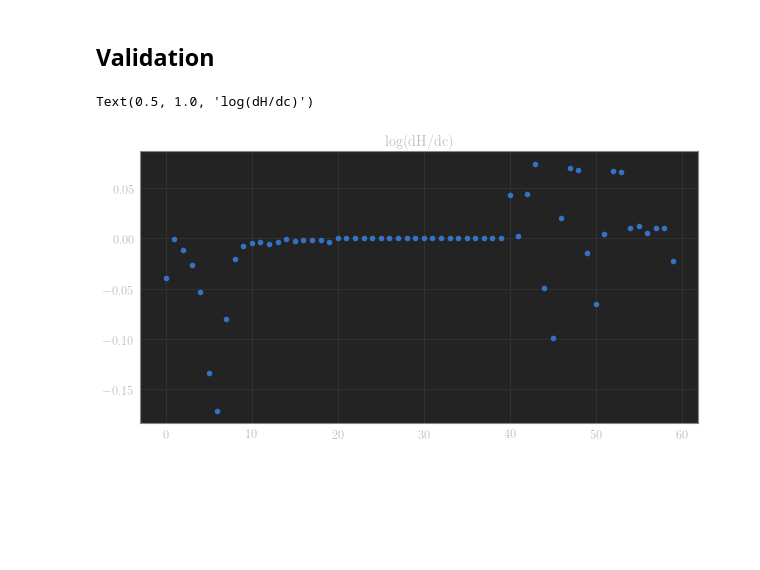
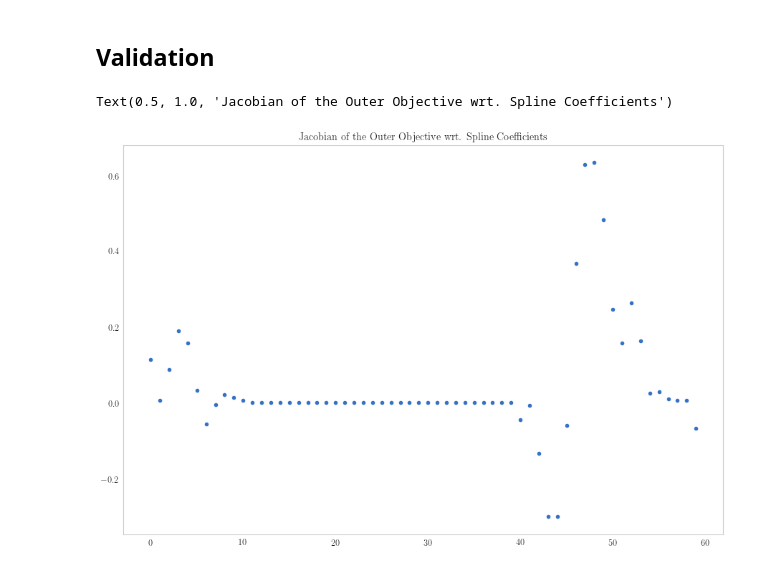
Before and after one commit to dwu402/self-harm, a Jupyter notebook: validation_runs.ipynb, the cells around one changed output. Cells and saved outputs as stored; diff of their text form; code cells hidden in the pictures; blank space fills up the shorter version.

```diff
--- a/validation_runs.ipynb
+++ b/validation_runs.ipynb
@@ -5,6 +6,8 @@ from matplotlib import pyplot as plt
 # %%
 plt.rc('text', usetex=True)
 plt.rc('font', family='serif')
+plt.rc('axes', grid=False)
+plt.rcParams['figure.figsize'] = [15, 10]
 # %%
 from importlib import reload
 
@@ -54,32 +56,35 @@ solver.solutions
 # %%
 ## Validation of the outer jacobian
 ca = fitter.ca
-dHdc = ca.hcat([ca.gradient(solver._inner_objective._obj_1, ci) for ci in model.cs]).reshape((1, 3*model.K))
-d2Jdc2 = ca.hcat([ca.jacobian(solver._inner_objective.inner_jacobian, ci) for ci in model.cs]).reshape((3*model.K, 3*model.K))
-dJ2dcdp = ca.hcat([ca.jacobian(solver._inner_objective.inner_jacobian, pi) for pi in model.ps]).reshape((3*model.K, len(model.ps)))
+dHdc = ca.hcat([ca.gradient(solver._inner_objective._obj_1, ci)
+                for ci in model.cs]).reshape((1, 3*model.K))
+d2Jdc2 = ca.hcat([ca.jacobian(solver._inner_objective.inner_jacobian, ci)
+                  for ci in model.cs]).reshape((3*model.K, 3*model.K))
+dJ2dcdp = ca.hcat([ca.jacobian(solver._inner_objective.inner_jacobian, pi)
+                   for pi in model.ps]).reshape((3*model.K, len(model.ps)))
 # %%
 dHdc_fn = ca.Function("dhdcfn", solver._inner_objective.input_list, [dHdc])
 d2Jdc2_fn = ca.Function("d2jdc2", solver._inner_objective.input_list, [d2Jdc2])
 dJ2dcdp_fn = ca.Function("d2jdcdp", solver._inner_objective.input_list, [dJ2dcdp])
 # %%
-in_arg = [model.observation_times, *fitter.argsplit(solver.problems[0].cache.recent, 3), *[0.3, 1, 0.7, 2, 1, 1, 1, 1, 0], solver._inner_objective.generate_collocation_matrix(context['datasets'][0], model), len(context['datasets'][0]['t']), *solver._inner_objective.pad_observations(context['datasets'][0]['y']), 1000]
+in_arg = [model.observation_times, *fitter.argsplit(solver.problems[0].cache.recent, 3),
+          *[0.3, 1, 0.7, 1, 2, 1, 1, 1, 1, 1, 0],
+          solver._inner_objective.generate_collocation_matrix(context['datasets'][0], model),
+          len(context['datasets'][0]['t']),
+          *solver._inner_objective.pad_observations(context['datasets'][0]['y']), 1000]
 # %%
 dhdc_eval = dHdc_fn(*in_arg)
 d2jdc2_eval = d2Jdc2_fn(*in_arg)
 dj2dcdp_eval = dJ2dcdp_fn(*in_arg)
 # %%
-import numpy as np
 def numerical_log(matrix):
     return np.log(np.fabs(np.array(matrix))+1e-16)
-
-import matplotlib.pyplot as plt
-plt.rcParams['figure.figsize'] = [10, 5]
 # %%
 plt.plot(np.array(dhdc_eval).reshape(-1,), 'o')
-plt.title("log(dH/dc)")
+plt.title("Jacobian of the Outer Objective wrt. Spline Coefficients")
 # %% [output]
-Text(0.5, 1.0, 'log(dH/dc)')
+Text(0.5, 1.0, 'Jacobian of the Outer Objective wrt. Spline Coefficients')
-[figure, old version]
+[figure, new version]
 # %%
 plt.imshow(numerical_log(d2jdc2_eval))
 plt.colorbar()
```
Also changed, not shown: parts of 22 cells of this notebook, 7 other files.
